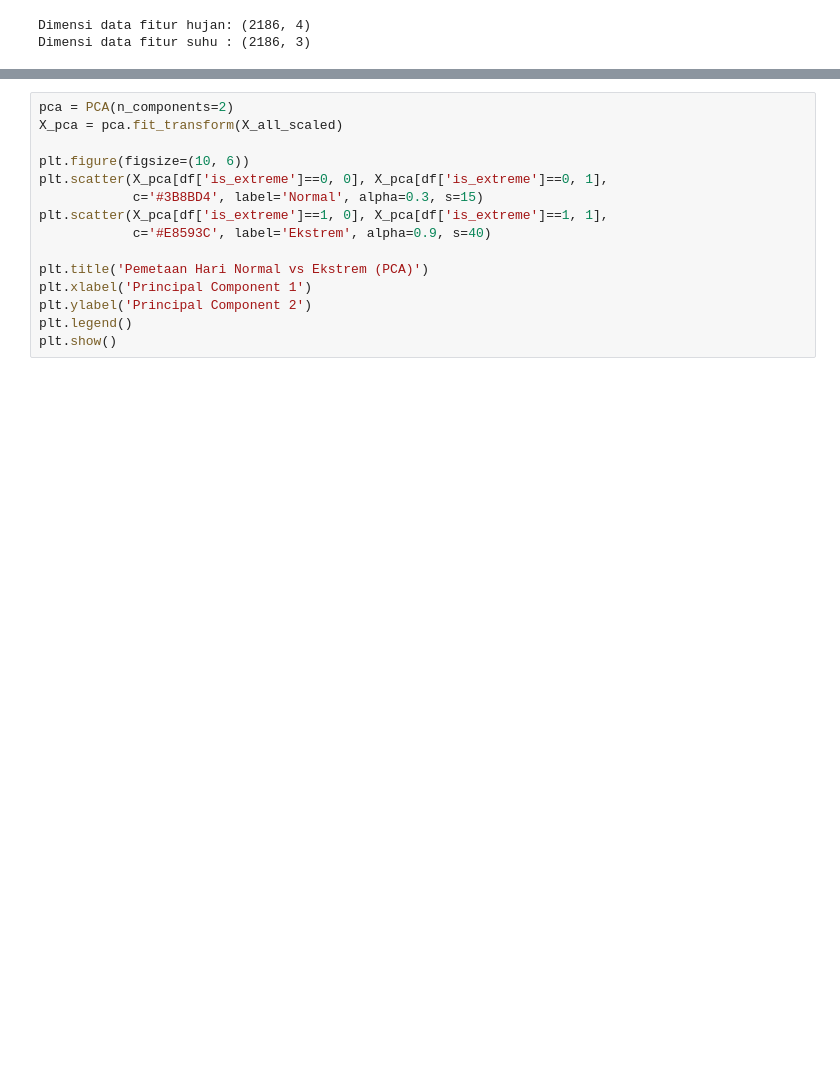
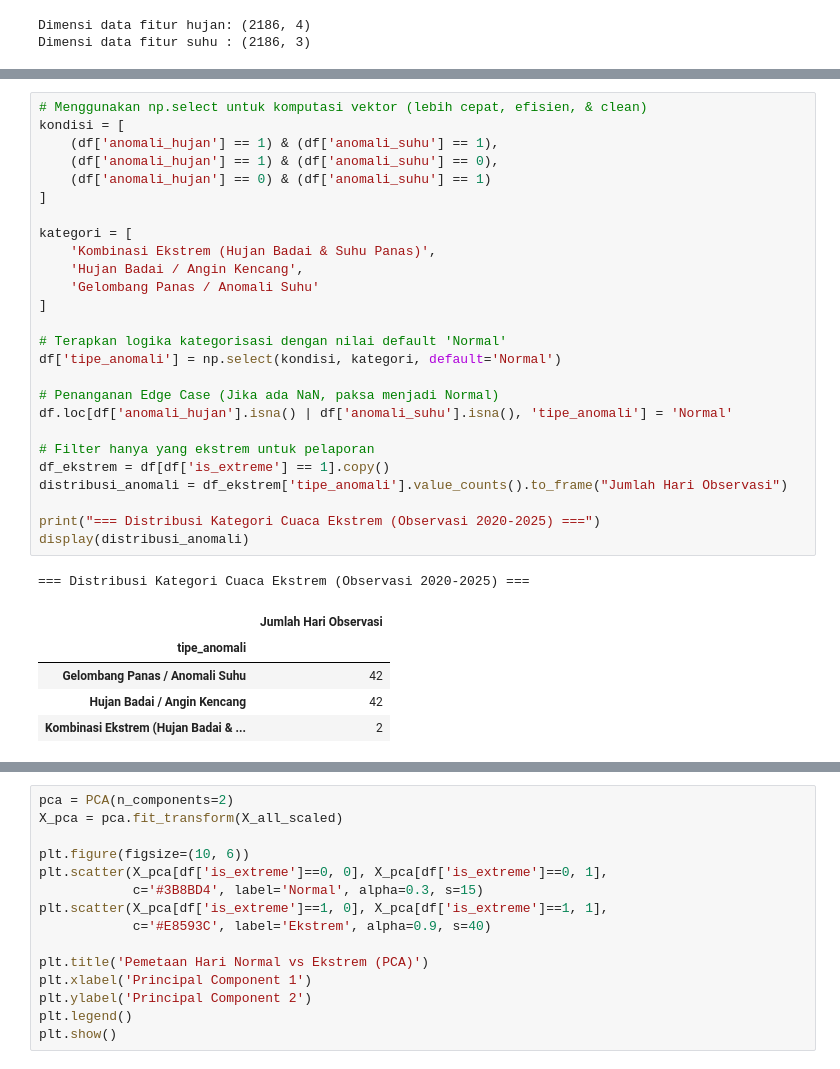
Before and after one commit to melinda-ab/prediksi-anomali-cuaca-sleman, a Jupyter notebook: main.ipynb, the cells around one changed output, grey strips where cells are left out. Saved outputs shown, nothing was run; the diff lists cells and outputs as text; blank space fills up the shorter version.

```diff
--- a/main.ipynb
+++ b/main.ipynb
@@ -393,0 +416,33 @@ Distribusi Tipe Kejadian Cuaca Ekstrem:
+# %%
+# Menggunakan np.select untuk komputasi vektor (lebih cepat, efisien, & clean)
+kondisi = [
+    (df['anomali_hujan'] == 1) & (df['anomali_suhu'] == 1),
+    (df['anomali_hujan'] == 1) & (df['anomali_suhu'] == 0),
+    (df['anomali_hujan'] == 0) & (df['anomali_suhu'] == 1)
+]
+
+kategori = [
+    'Kombinasi Ekstrem (Hujan Badai & Suhu Panas)',
+    'Hujan Badai / Angin Kencang',
+    'Gelombang Panas / Anomali Suhu'
+]
+
+# Terapkan logika kategorisasi dengan nilai default 'Normal'
+df['tipe_anomali'] = np.select(kondisi, kategori, default='Normal')
+
+# Penanganan Edge Case (Jika ada NaN, paksa menjadi Normal)
+df.loc[df['anomali_hujan'].isna() | df['anomali_suhu'].isna(), 'tipe_anomali'] = 'Normal'
+
+# Filter hanya yang ekstrem untuk pelaporan
+df_ekstrem = df[df['is_extreme'] == 1].copy()
+distribusi_anomali = df_ekstrem['tipe_anomali'].value_counts().to_frame("Jumlah Hari Observasi")
+
+print("=== Distribusi Kategori Cuaca Ekstrem (Observasi 2020-2025) ===")
+display(distribusi_anomali)
+# %% [output]
+=== Distribusi Kategori Cuaca Ekstrem (Observasi 2020-2025) ===
+|  | Jumlah Hari Observasi |
+| tipe_anomali |  |
+| Gelombang Panas / Anomali Suhu | 42 |
+| Hujan Badai / Angin Kencang | 42 |
+| Kombinasi Ekstrem (Hujan Badai & ... | 2 |
```
Also changed, not shown: parts of 34 cells of this notebook, 1 other file.
